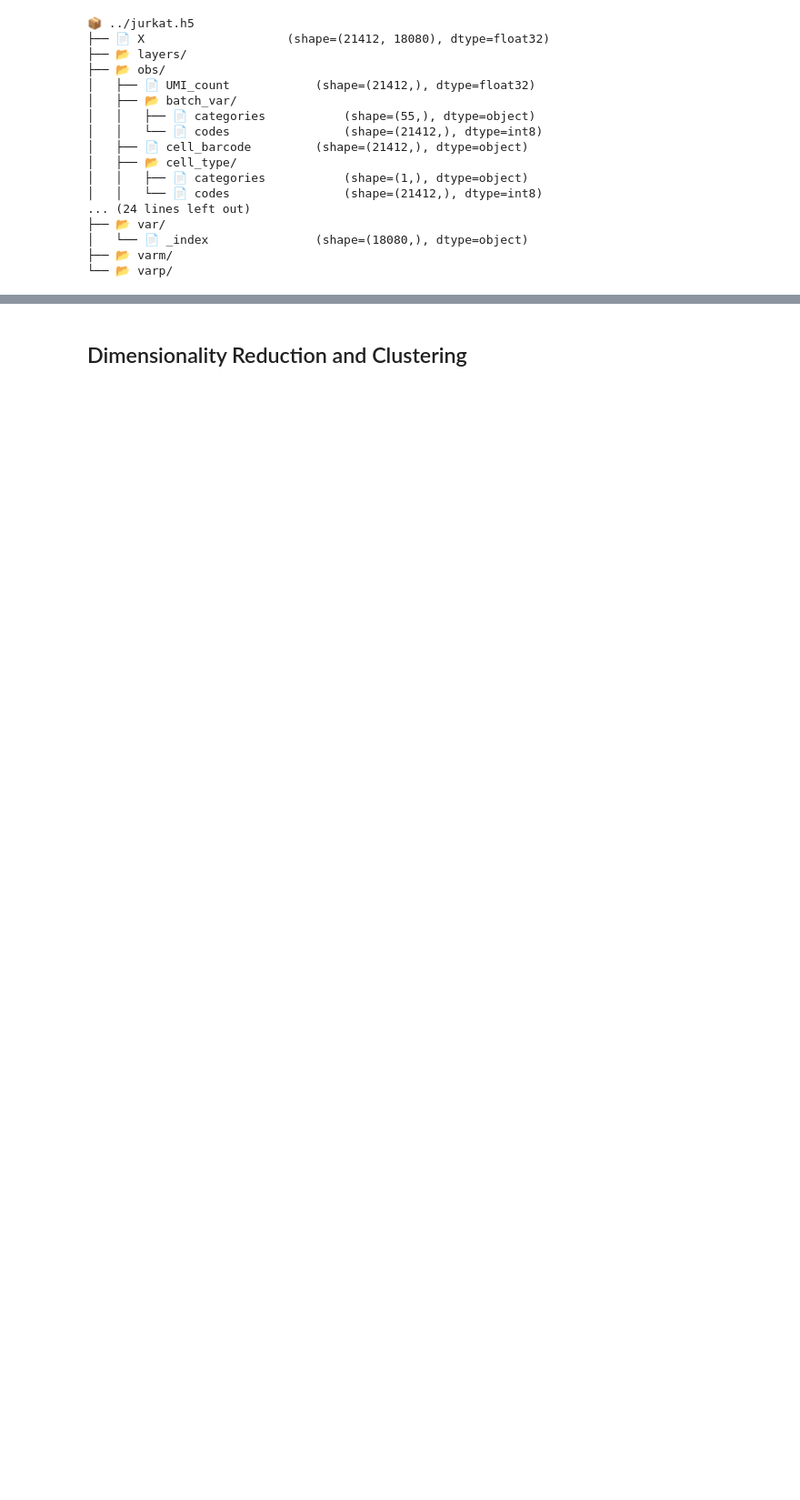
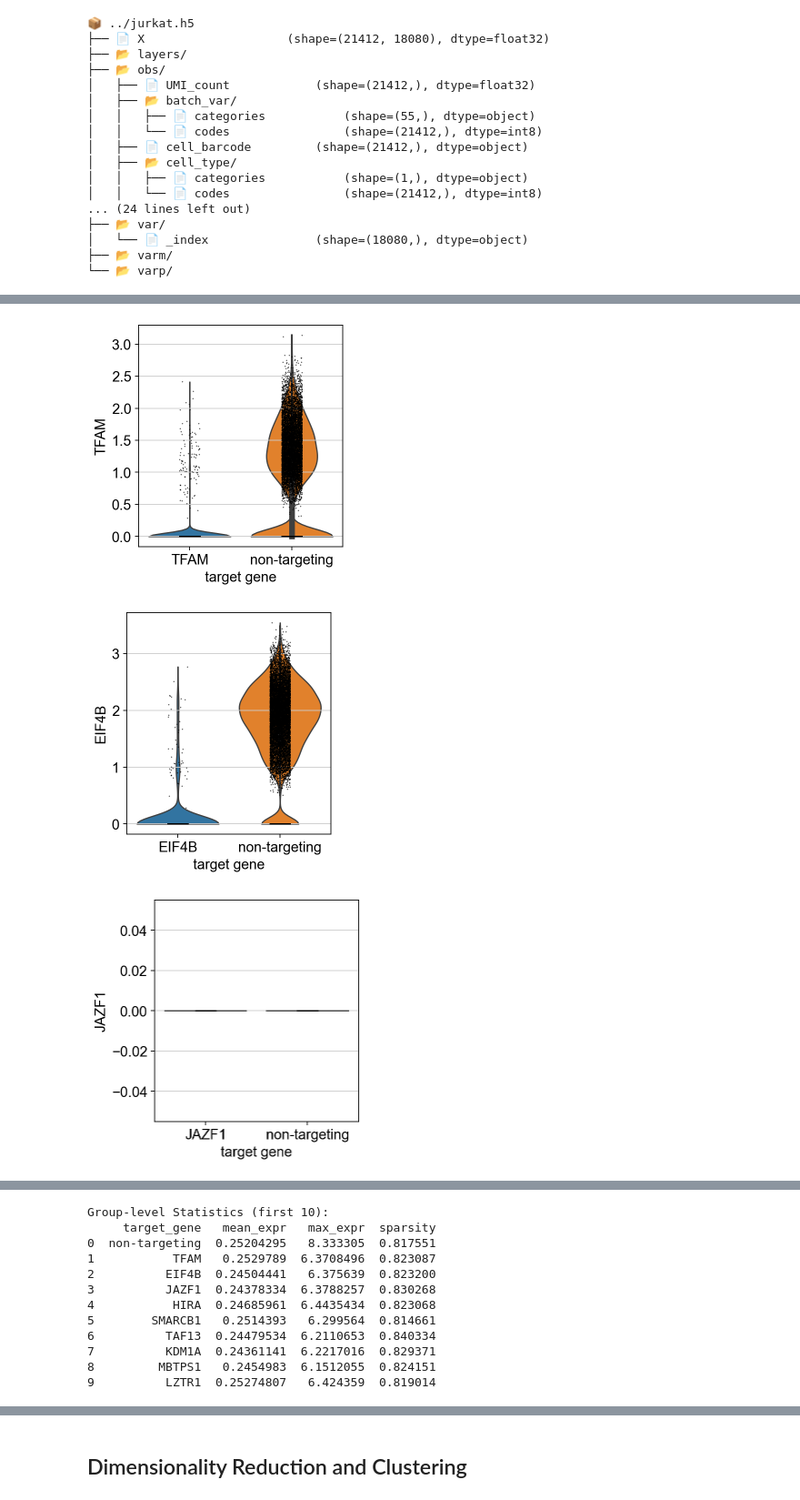
Before and after one commit to DorisTheChef/CS271-Project, a Jupyter notebook: zyt/data_analysis.ipynb, the cells around one changed output, grey strips where cells are left out. Shown at 91% size. Cells and saved outputs as stored; diff of their text form; code cells hidden in the pictures; blank space fills up the shorter version.

```diff
--- a/zyt/data_analysis.ipynb
+++ b/zyt/data_analysis.ipynb
@@ -116,0 +203,56 @@ sc.pl.violin(adata, ['UMI_count', 'mitopercent'], jitter=0.4, multi_panel=True)
+# %%
+# Re-calculate top targets to ensure independence
+counts = adata.obs['target_gene'].value_counts()
+top_20 = counts[counts.index != 'non-targeting'].head(20).index.tolist()
+
+# 1. Knockdown Efficiency Check
+# Visualize expression of the top 3 targeted genes in their respective groups vs Control
+for gene in top_20[:3]:
+    if gene in adata.var_names:
+        # Create a temporary subset for plotting to avoid unused category issues
+        subset = adata[adata.obs['target_gene'].isin(['non-targeting', gene])].copy()
+        subset.obs['target_gene'] = subset.obs['target_gene'].cat.remove_unused_categories()
+        sc.pl.violin(subset, keys=gene, groupby='target_gene',
+                     inner='boxplot')
+    else:
+        print(f"Target gene {gene} not found in var_names.")
+
+# 2. Global QC Metrics per Perturbation
+# Subsetting to top 20 + control for global comparison
+top_groups = ['non-targeting'] + top_20
+adata_subset = adata[adata.obs['target_gene'].isin(top_groups)].copy()
+adata_subset.obs['target_gene'] = adata_subset.obs['target_gene'].cat.remove_unused_categories()
+
+sc.pl.violin(adata_subset, keys=['UMI_count', 'mitopercent'],
+             groupby='target_gene', rotation=90, show=False)
+plt.title('QC Metrics per Perturbation Group')
+plt.show()
+
+# 3. Summary Statistics for X per group
+group_stats = []
+for group in top_groups:
+    group_adata = adata[adata.obs['target_gene'] == group]
+    if group_adata.n_obs > 0:
+        # Use memory-efficient statistics
+        X_data = group_adata.X
+        nnz = np.count_nonzero(X_data)
+        group_stats.append({
+            'target_gene': group,
+            'mean_expr': X_data.mean(),
+            'max_expr': X_data.max(),
+            'sparsity': 1.0 - (nnz / X_data.size)
+        })
+
+df_stats = pd.DataFrame(group_stats)
+print("\nGroup-level Statistics (first 10):")
+print(df_stats.head(10))
+
+plt.figure(figsize=(12, 4))
+sns.barplot(data=df_stats, x='target_gene', y='sparsity')
+plt.title('Expression Sparsity across Perturbations')
+plt.xticks(rotation=90)
+plt.show()
+# %% [output]
+[figure, added]
+[figure, added]
+[figure, added]
@@ -116,0 +260,12 @@ sc.pl.violin(adata, ['UMI_count', 'mitopercent'], jitter=0.4, multi_panel=True)
+Group-level Statistics (first 10):
+     target_gene   mean_expr   max_expr  sparsity
+0  non-targeting  0.25204295   8.333305  0.817551
+1           TFAM   0.2529789  6.3708496  0.823087
+2          EIF4B  0.24504441   6.375639  0.823200
+3          JAZF1  0.24378334  6.3788257  0.830268
+4           HIRA  0.24685961  6.4435434  0.823068
+5        SMARCB1   0.2514393   6.299564  0.814661
+6          TAF13  0.24479534  6.2110653  0.840334
+7          KDM1A  0.24361141  6.2217016  0.829371
+8         MBTPS1   0.2454983  6.1512055  0.824151
+9          LZTR1  0.25274807   6.424359  0.819014
```
Also changed, not shown: parts of 19 cells of this notebook, 4 other files.
